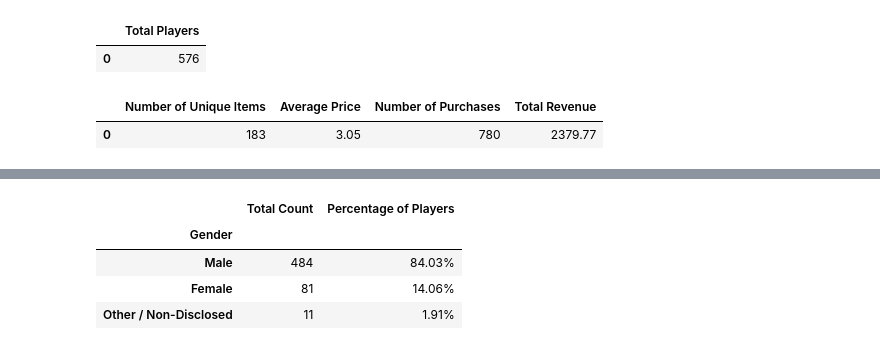
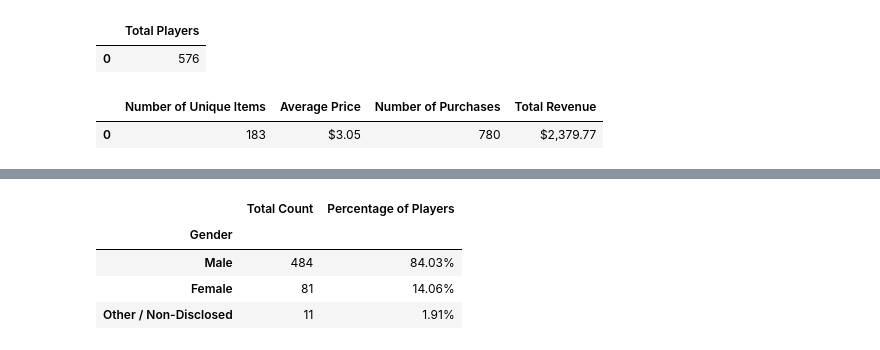
Before and after one commit to amandapfitz/pandas-challenge, a Jupyter notebook: HeroesOfPymoli/Heroes_of_pymoli_code.ipynb, the cells around one changed output, grey strips where cells are left out. Cells and saved outputs as stored; diff of their text form; code cells hidden in the pictures.

```diff
--- a/HeroesOfPymoli/Heroes_of_pymoli_code.ipynb
+++ b/HeroesOfPymoli/Heroes_of_pymoli_code.ipynb
@@ -33,22 +33,28 @@ total_players_df.head()
 # %%
 unique_items_l=[]
 unique_items_l = list(purchase_df['Item ID'].unique())
 unique_items = len(unique_items_l)
 average_price = round(purchase_df['Price'].mean(),2)
 num_purchases = purchase_df['Purchase ID'].count()
 total_revenue = round(purchase_df['Price'].sum(),2)
 
 #print(len(unique_items_l))
 #print(round(average_price,2))
 #print(num_purchases)
 #print(total_revenue)
 
 purchase_summary_df = pd.DataFrame({'Number of Unique Items':[unique_items],'Average Price':[average_price],
                                    'Number of Purchases':[num_purchases],'Total Revenue':[total_revenue]})
-purchase_summary_df.head()
+
+purchase_summary_format_df = purchase_summary_df.copy()
+
+purchase_summary_format_df['Average Price'] = purchase_summary_format_df['Average Price'].map('${:,.2f}'.format)
+purchase_summary_format_df['Total Revenue'] = purchase_summary_format_df['Total Revenue'].map('${:,.2f}'.format)
+
+purchase_summary_format_df.head()
 # %% [output]
 |  | Number of Unique Items | Average Price | Number of Purchases | Total Revenue |
-| 0 | 183 | 3.05 | 780 | 2379.77 |
+| 0 | 183 | $3.05 | 780 | $2,379.77 |
 # %%
 gender_l = total_players.copy()
 
```
Also changed, not shown: parts of 8 cells of this notebook.
